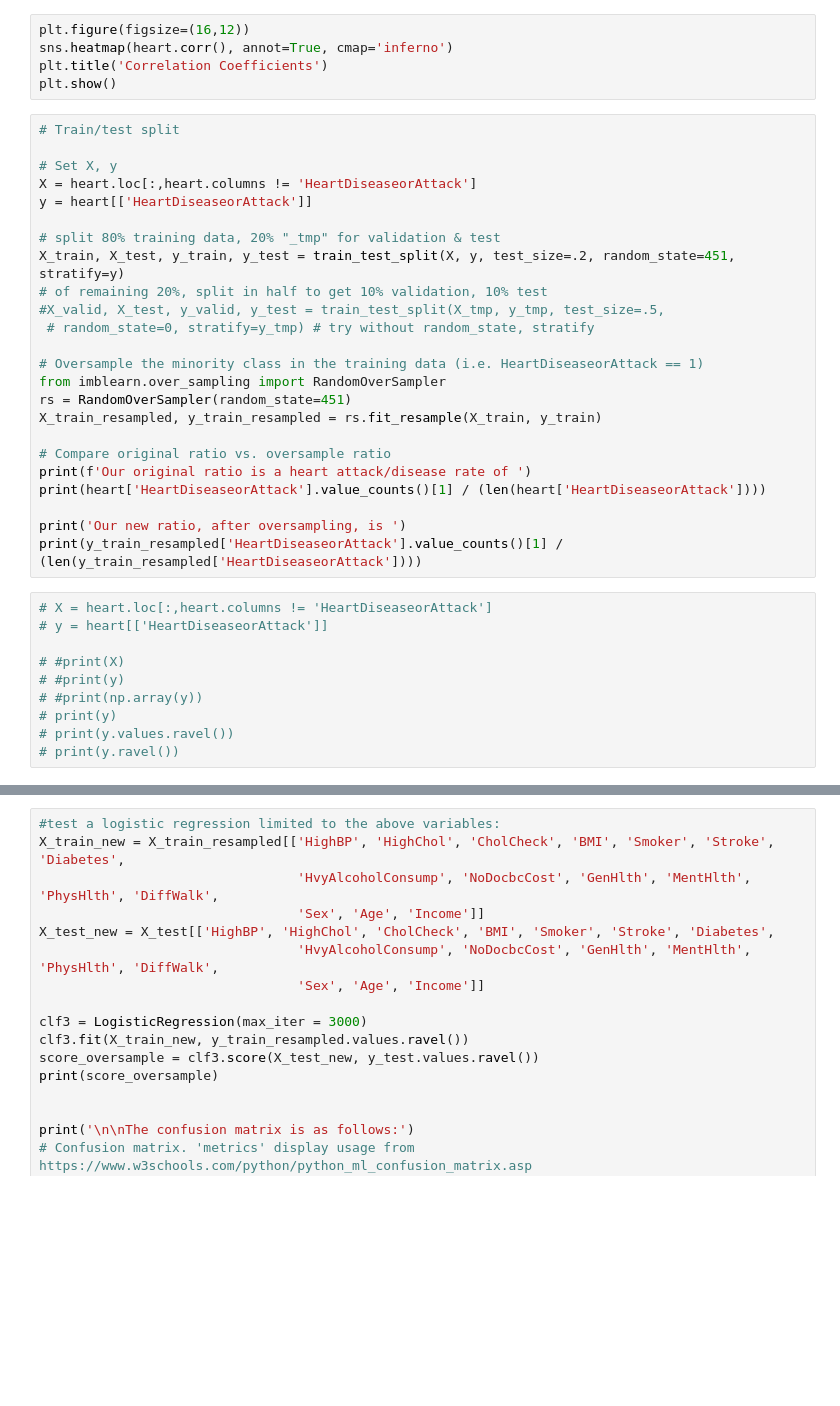
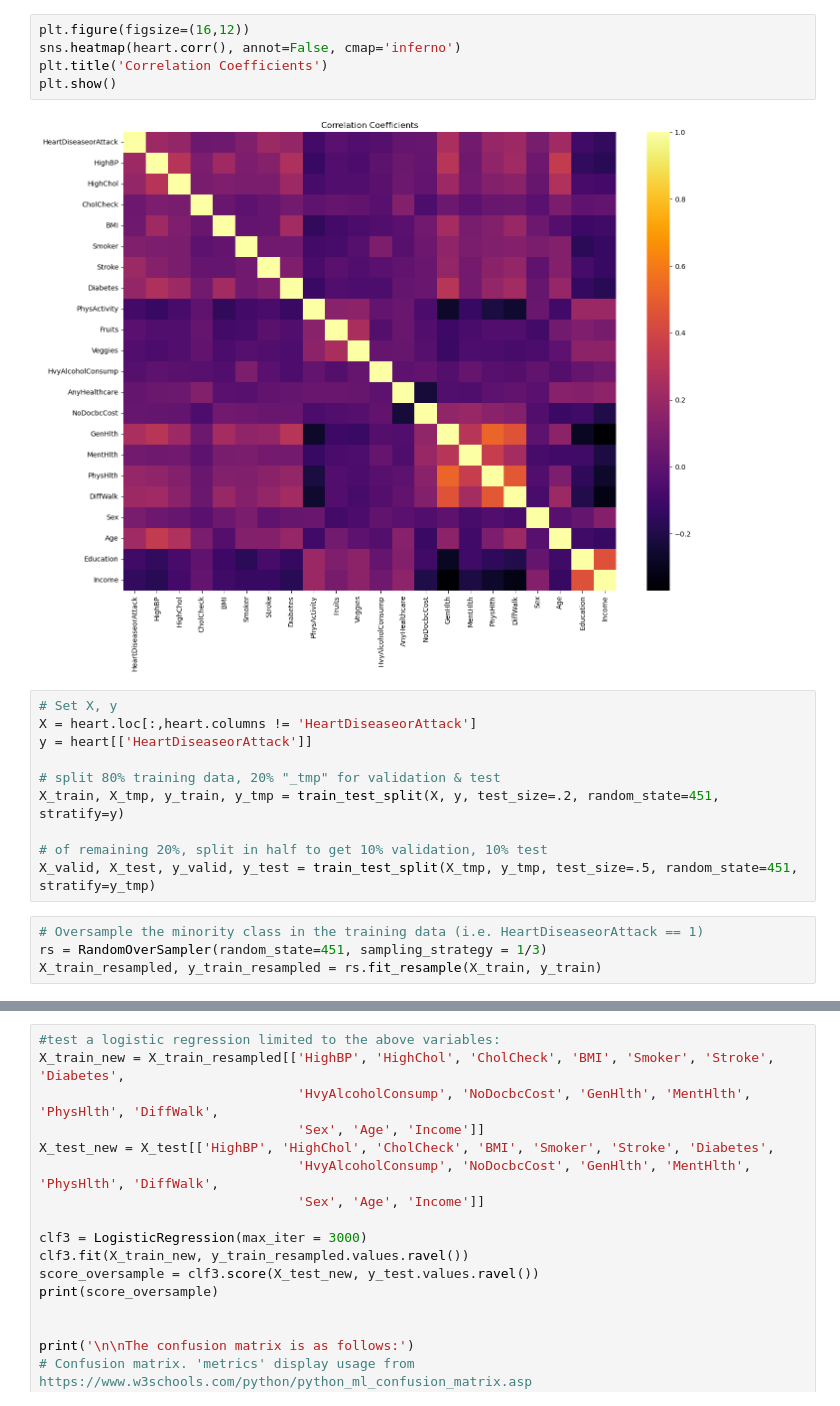
Before and after one commit to S-Mer/Stat-451-Project, a Jupyter notebook: Project Work.ipynb, the cells around one changed output, grey strips where cells are left out. Cells and saved outputs as stored; diff of their text form; blank space fills up the shorter version.

```diff
--- a/Project Work.ipynb
+++ b/Project Work.ipynb
@@ -48,39 +99,21 @@ for col in heart.columns:
 # %%
 plt.figure(figsize=(16,12))
-sns.heatmap(heart.corr(), annot=True, cmap='inferno')
+sns.heatmap(heart.corr(), annot=False, cmap='inferno')
 plt.title('Correlation Coefficients')
 plt.show()
+# %% [output]
+[figure, added]
 # %%
-# Train/test split
-
 # Set X, y
 X = heart.loc[:,heart.columns != 'HeartDiseaseorAttack']
 y = heart[['HeartDiseaseorAttack']]
 
 # split 80% training data, 20% "_tmp" for validation & test
-X_train, X_test, y_train, y_test = train_test_split(X, y, test_size=.2, random_state=451, stratify=y)
+X_train, X_tmp, y_train, y_tmp = train_test_split(X, y, test_size=.2, random_state=451, stratify=y)
+
 # of remaining 20%, split in half to get 10% validation, 10% test
-#X_valid, X_test, y_valid, y_test = train_test_split(X_tmp, y_tmp, test_size=.5,
- # random_state=0, stratify=y_tmp) # try without random_state, stratify
-
-# Oversample the minority class in the training data (i.e. HeartDiseaseorAttack == 1)
-from imblearn.over_sampling import RandomOverSampler
-rs = RandomOverSampler(random_state=451)
-X_train_resampled, y_train_resampled = rs.fit_resample(X_train, y_train)
-
-# Compare original ratio vs. oversample ratio
-print(f'Our original ratio is a heart attack/disease rate of ')
-print(heart['HeartDiseaseorAttack'].value_counts()[1] / (len(heart['HeartDiseaseorAttack'])))
-
-print('Our new ratio, after oversampling, is ')
-print(y_train_resampled['HeartDiseaseorAttack'].value_counts()[1] / (len(y_train_resampled['HeartDiseaseorAttack'])))
+X_valid, X_test, y_valid, y_test = train_test_split(X_tmp, y_tmp, test_size=.5, random_state=451, stratify=y_tmp)
-# %%
-# X = heart.loc[:,heart.columns != 'HeartDiseaseorAttack']
-# y = heart[['HeartDiseaseorAttack']]
-
-# #print(X)
-# #print(y)
-# #print(np.array(y))
-# print(y)
-# print(y.values.ravel())
-# print(y.ravel())
+# %%
+# Oversample the minority class in the training data (i.e. HeartDiseaseorAttack == 1)
+rs = RandomOverSampler(random_state=451, sampling_strategy = 1/3)
+X_train_resampled, y_train_resampled = rs.fit_resample(X_train, y_train)
```
Also changed, not shown: parts of 10 cells of this notebook.
